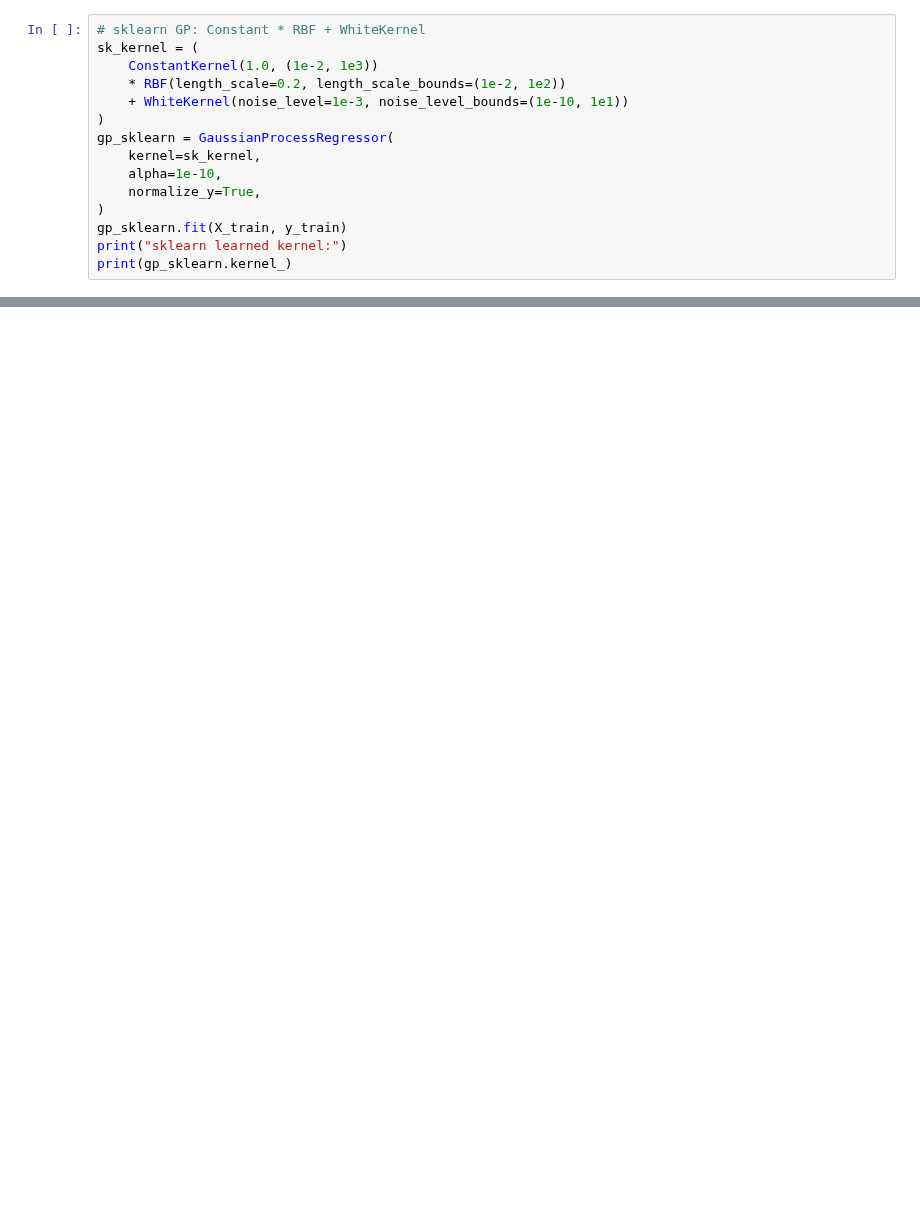
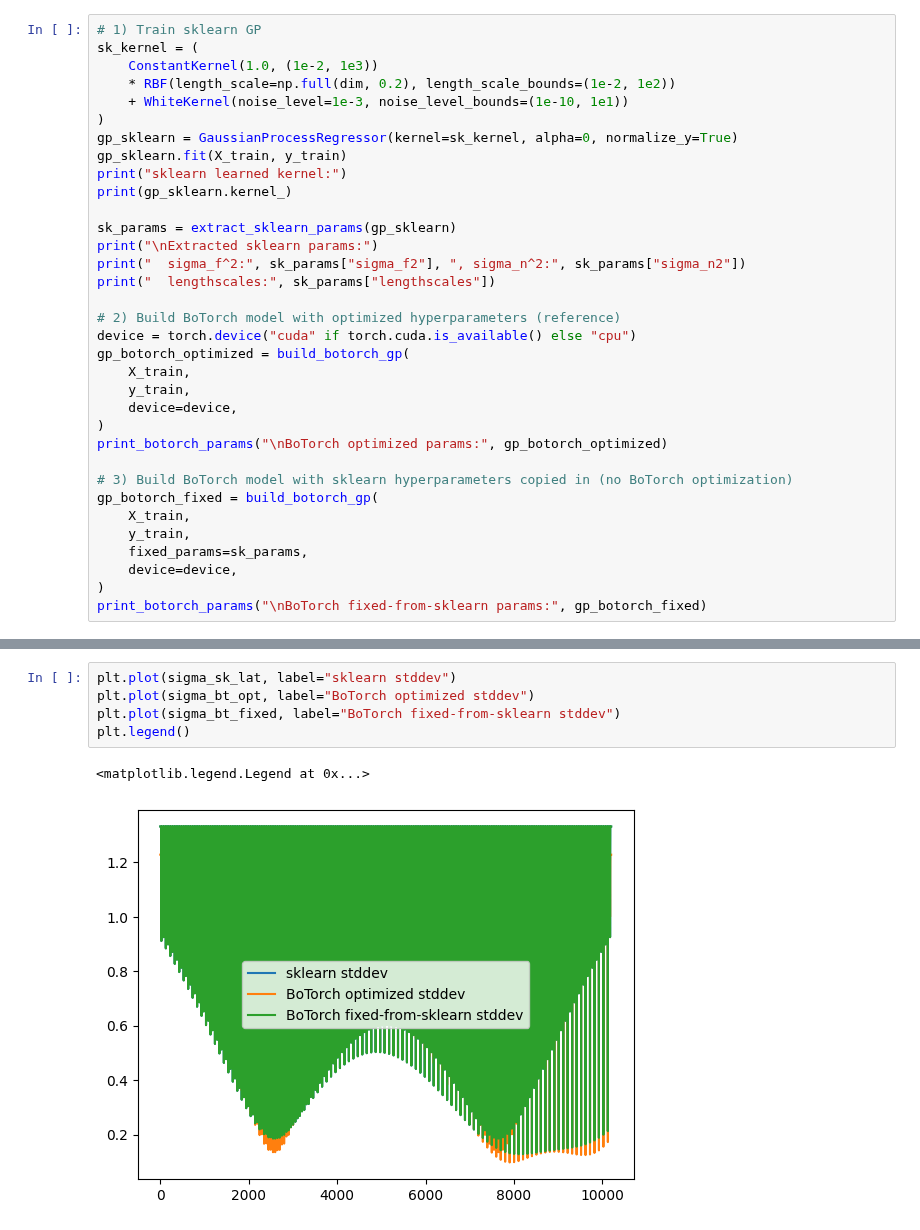
Before and after one commit to juanesfco/tamubo, a Jupyter notebook: development/boTorch.ipynb, the cells around one changed output, grey strips where cells are left out. Cells and saved outputs as stored; diff of their text form; blank space fills up the shorter version.

```diff
--- a/development/boTorch.ipynb
+++ b/development/boTorch.ipynb
@@ -70,17 +151,36 @@ best observed y: -0.863990
 # %%
-# sklearn GP: Constant * RBF + WhiteKernel
+# 1) Train sklearn GP
 sk_kernel = (
     ConstantKernel(1.0, (1e-2, 1e3))
-    * RBF(length_scale=0.2, length_scale_bounds=(1e-2, 1e2))
+    * RBF(length_scale=np.full(dim, 0.2), length_scale_bounds=(1e-2, 1e2))
     + WhiteKernel(noise_level=1e-3, noise_level_bounds=(1e-10, 1e1))
 )
-gp_sklearn = GaussianProcessRegressor(
-    kernel=sk_kernel,
-    alpha=1e-10,
-    normalize_y=True,
-)
+gp_sklearn = GaussianProcessRegressor(kernel=sk_kernel, alpha=0, normalize_y=True)
 gp_sklearn.fit(X_train, y_train)
 print("sklearn learned kernel:")
 print(gp_sklearn.kernel_)
+
+sk_params = extract_sklearn_params(gp_sklearn)
+print("\nExtracted sklearn params:")
+print("  sigma_f^2:", sk_params["sigma_f2"], ", sigma_n^2:", sk_params["sigma_n2"])
+print("  lengthscales:", sk_params["lengthscales"])
+
+# 2) Build BoTorch model with optimized hyperparameters (reference)
+device = torch.device("cuda" if torch.cuda.is_available() else "cpu")
+gp_botorch_optimized = build_botorch_gp(
+    X_train,
+    y_train,
+    device=device,
+)
+print_botorch_params("\nBoTorch optimized params:", gp_botorch_optimized)
+
+# 3) Build BoTorch model with sklearn hyperparameters copied in (no BoTorch optimization)
+gp_botorch_fixed = build_botorch_gp(
+    X_train,
+    y_train,
+    fixed_params=sk_params,
+    device=device,
+)
+print_botorch_params("\nBoTorch fixed-from-sklearn params:", gp_botorch_fixed)
 # %% [output]
 sklearn learned kernel:
@@ -176,0 +276,8 @@ array([-4.49326013, -4.49326013, -4.49326013, ..., -4.49326013,
+# %%
+plt.plot(sigma_sk_lat, label="sklearn stddev")
+plt.plot(sigma_bt_opt, label="BoTorch optimized stddev")
+plt.plot(sigma_bt_fixed, label="BoTorch fixed-from-sklearn stddev")
+plt.legend()
+# %% [output]
+<matplotlib.legend.Legend at 0x...>
+[figure, added]
```
Also changed, not shown: parts of 26 cells of this notebook, 25 other files.
